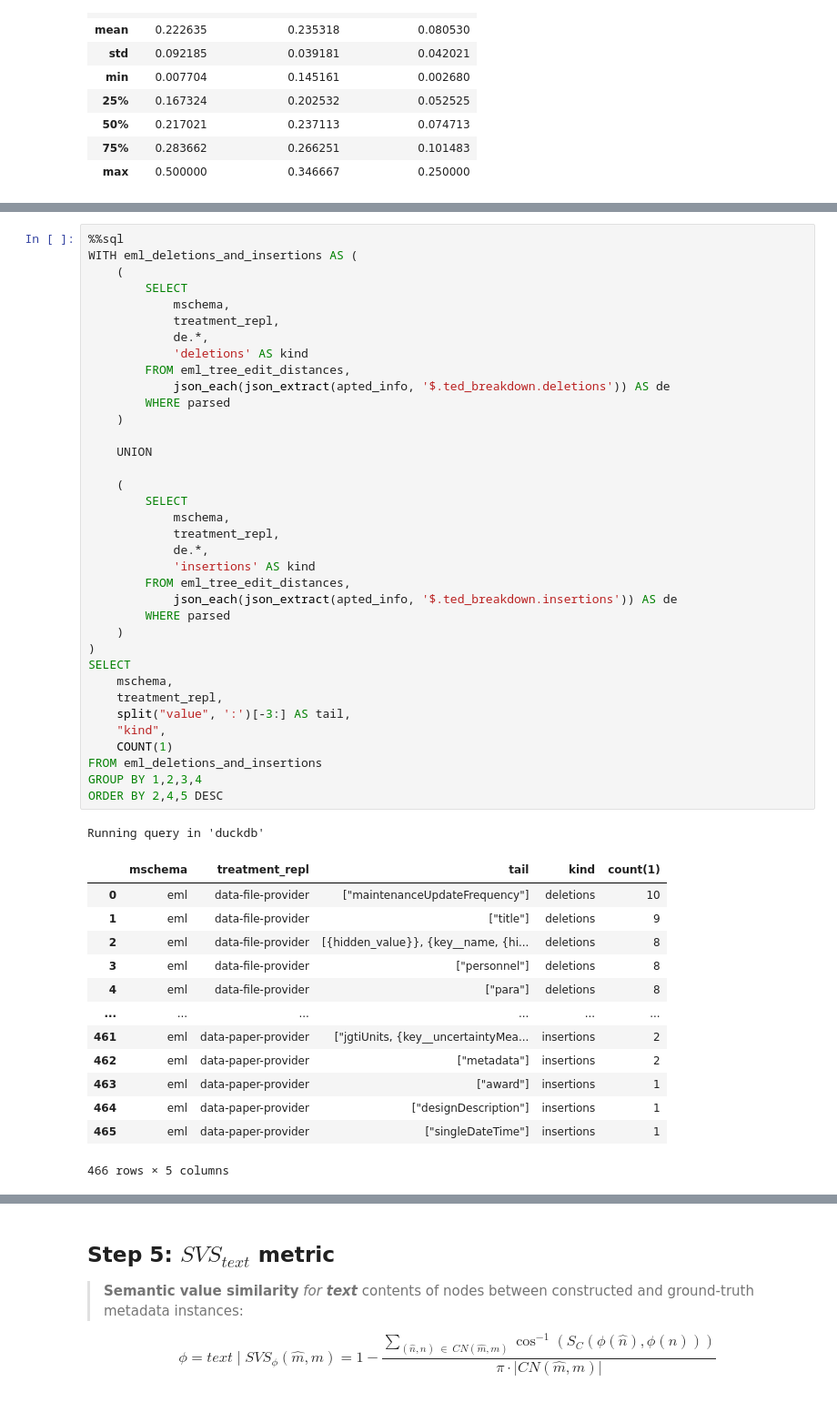
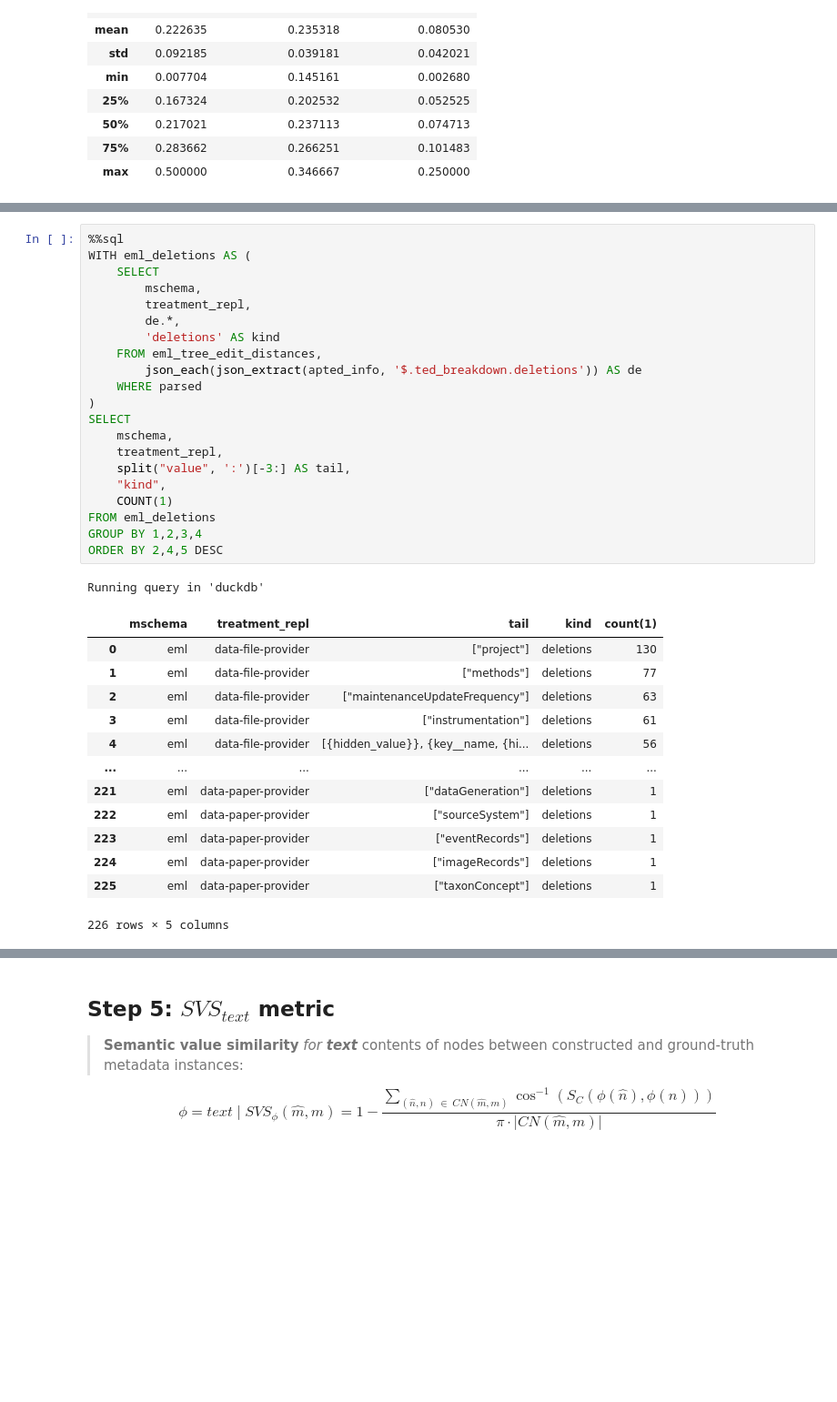
Before and after one commit to mitja-o/metadata-assistant, a Jupyter notebook: analysis/experiment_results_collected.ipynb, the cells around one changed output, grey strips where cells are left out. Shown at 91% size. Cells and saved outputs as stored; diff of their text form; blank space fills up the shorter version.

```diff
--- a/analysis/experiment_results_collected.ipynb
+++ b/analysis/experiment_results_collected.ipynb
@@ -1534,51 +1729,36 @@ for name, group in eml_sts_scores_breakdown_counts.groupby(["mschema", "treatmen
 # %%
 %%sql
-WITH eml_deletions_and_insertions AS (
-    (
-        SELECT
-            mschema,
-            treatment_repl,
-            de.*,
-            'deletions' AS kind
-        FROM eml_tree_edit_distances,
-            json_each(json_extract(apted_info, '$.ted_breakdown.deletions')) AS de
-        WHERE parsed
-    )
-
-    UNION
-
-    (
-        SELECT
-            mschema,
-            treatment_repl,
-            de.*,
-            'insertions' AS kind
-        FROM eml_tree_edit_distances,
-            json_each(json_extract(apted_info, '$.ted_breakdown.insertions')) AS de
-        WHERE parsed
-    )
+WITH eml_deletions AS (
+    SELECT
+        mschema,
+        treatment_repl,
+        de.*,
+        'deletions' AS kind
+    FROM eml_tree_edit_distances,
+        json_each(json_extract(apted_info, '$.ted_breakdown.deletions')) AS de
+    WHERE parsed
 )
 SELECT
     mschema,
     treatment_repl,
     split("value", ':')[-3:] AS tail,
     "kind",
     COUNT(1)
-FROM eml_deletions_and_insertions
+FROM eml_deletions
 GROUP BY 1,2,3,4
 ORDER BY 2,4,5 DESC
 # %% [output]
 Running query in 'duckdb'
 |  | mschema | treatment_repl | tail | kind | count(1) |
-| 0 | eml | data-file-provider | ["maintenanceUpdateFrequency"] | deletions | 10 |
-| 1 | eml | data-file-provider | ["title"] | deletions | 9 |
-| 2 | eml | data-file-provider | [{hidden_value}}, {key__name, {hi... | deletions | 8 |
-| 3 | eml | data-file-provider | ["personnel"] | deletions | 8 |
-| 4 | eml | data-file-provider | ["para"] | deletions | 8 |
+| 0 | eml | data-file-provider | ["project"] | deletions | 130 |
+| 1 | eml | data-file-provider | ["methods"] | deletions | 77 |
+| 2 | eml | data-file-provider | ["maintenanceUpdateFrequency"] | deletions | 63 |
+| 3 | eml | data-file-provider | ["instrumentation"] | deletions | 61 |
+| 4 | eml | data-file-provider | [{hidden_value}}, {key__name, {hi... | deletions | 56 |
 | ... | ... | ... | ... | ... | ... |
-| 461 | eml | data-paper-provider | ["jgtiUnits, {key__uncertaintyMea... | insertions | 2 |
-| 462 | eml | data-paper-provider | ["metadata"] | insertions | 2 |
-| 463 | eml | data-paper-provider | ["award"] | insertions | 1 |
-| 464 | eml | data-paper-provider | ["designDescription"] | insertions | 1 |
-| 465 | eml | data-paper-provider | ["singleDateTime"] | insertions | 1 |
+| 221 | eml | data-paper-provider | ["dataGeneration"] | deletions | 1 |
+| 222 | eml | data-paper-provider | ["sourceSystem"] | deletions | 1 |
+| 223 | eml | data-paper-provider | ["eventRecords"] | deletions | 1 |
+| 224 | eml | data-paper-provider | ["imageRecords"] | deletions | 1 |
+| 225 | eml | data-paper-provider | ["taxonConcept"] | deletions | 1 |
-466 rows × 5 columns
+226 rows × 5 columns
```
Also changed, not shown: parts of 47 cells of this notebook.
